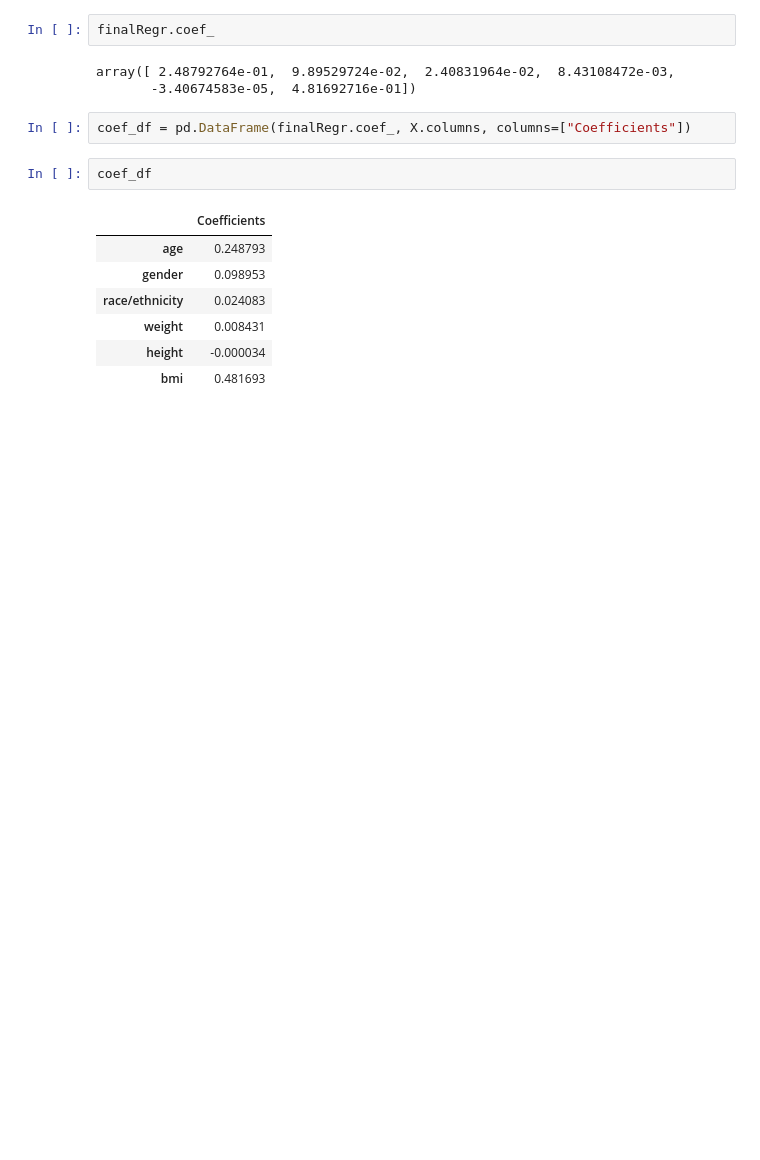
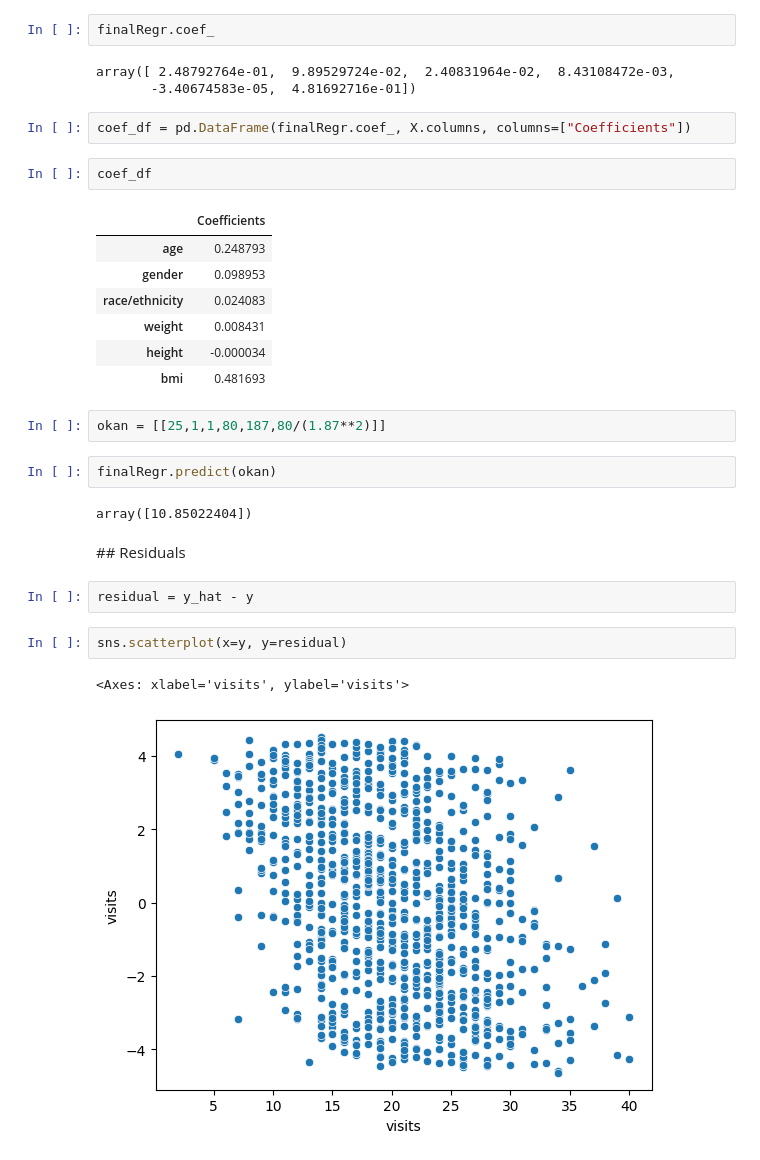
Before and after one commit to aslanok/machineLearningProjects, a Jupyter notebook: regressionProblems/bestLinearModel.ipynb, the cells around one changed output. Drawn from its saved outputs; the diff is of its cells as text; blank space fills up the shorter version.

Commit message:
linearRegr completed

```diff
--- a/regressionProblems/bestLinearModel.ipynb
+++ b/regressionProblems/bestLinearModel.ipynb
@@ -163,3 +163,18 @@ coef_df
 | weight | 0.008431 |
 | height | -0.000034 |
 | bmi | 0.481693 |
+# %%
+okan = [[25,1,1,80,187,80/(1.87**2)]]
+# %%
+finalRegr.predict(okan)
+# %% [output]
+array([10.85022404])
+# %% [markdown]
+## Residuals
+# %%
+residual = y_hat - y
+# %%
+sns.scatterplot(x=y, y=residual)
+# %% [output]
+<Axes: xlabel='visits', ylabel='visits'>
+[figure, added]
```
